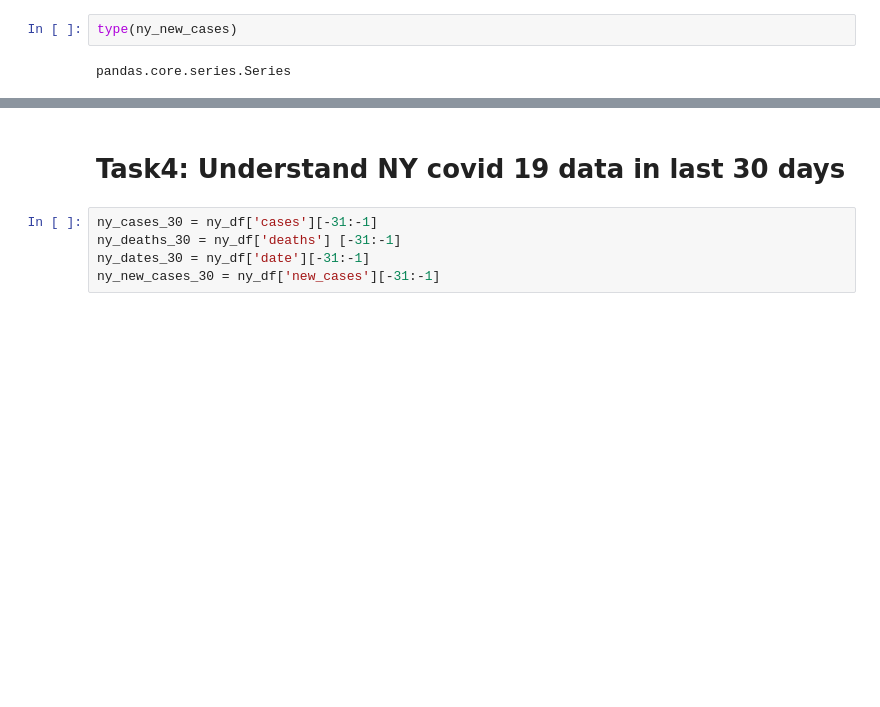
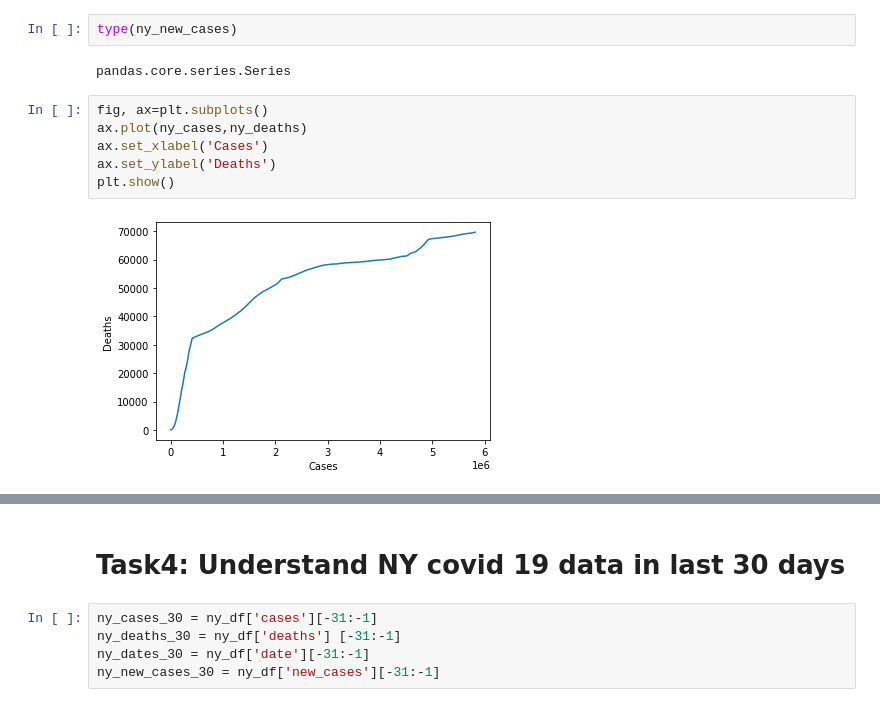
Before and after one commit to Claudio890/Micro-credential, a Jupyter notebook: Copy_of_COVID19_DATA_ANALYSIS.ipynb, the cells around one changed output, grey strips where cells are left out. Drawn from its saved outputs; the diff is of its cells as text; blank space fills up the shorter version.

```diff
--- a/Copy_of_COVID19_DATA_ANALYSIS.ipynb
+++ b/Copy_of_COVID19_DATA_ANALYSIS.ipynb
@@ -198,6 +198,14 @@ ny_new_cases = ny_df['new_cases']
 type(ny_new_cases)
 # %% [output]
 pandas.core.series.Series
+# %%
+fig, ax=plt.subplots()
+ax.plot(ny_cases,ny_deaths)
+ax.set_xlabel('Cases')
+ax.set_ylabel('Deaths')
+plt.show()
+# %% [output]
+[figure, added]
 # %%
 ny_df.plot(kind='bar')
 # %% [output]
```
Also changed, not shown: parts of 14 cells of this notebook.
